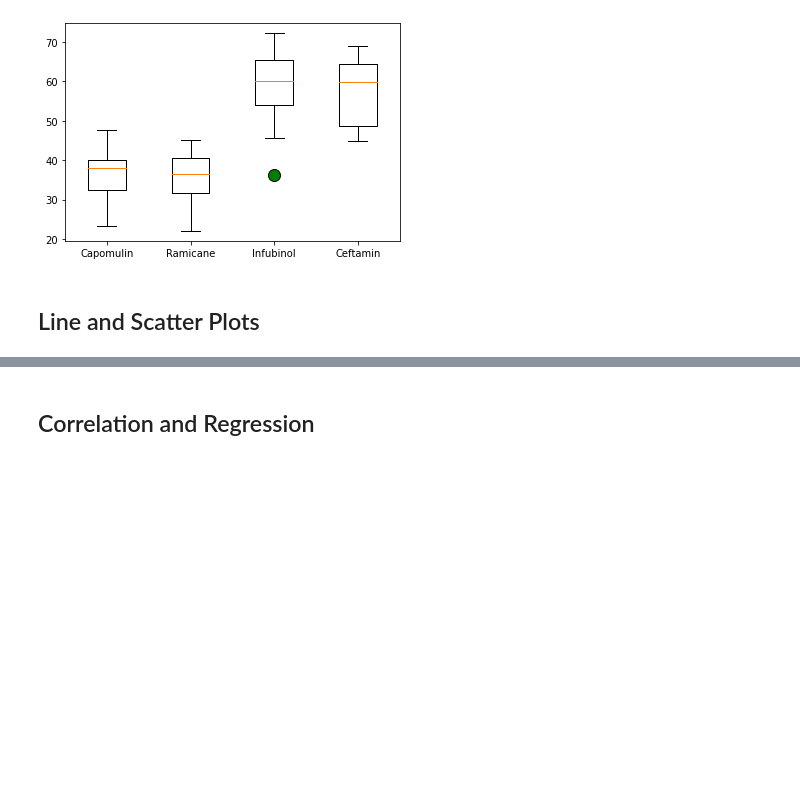
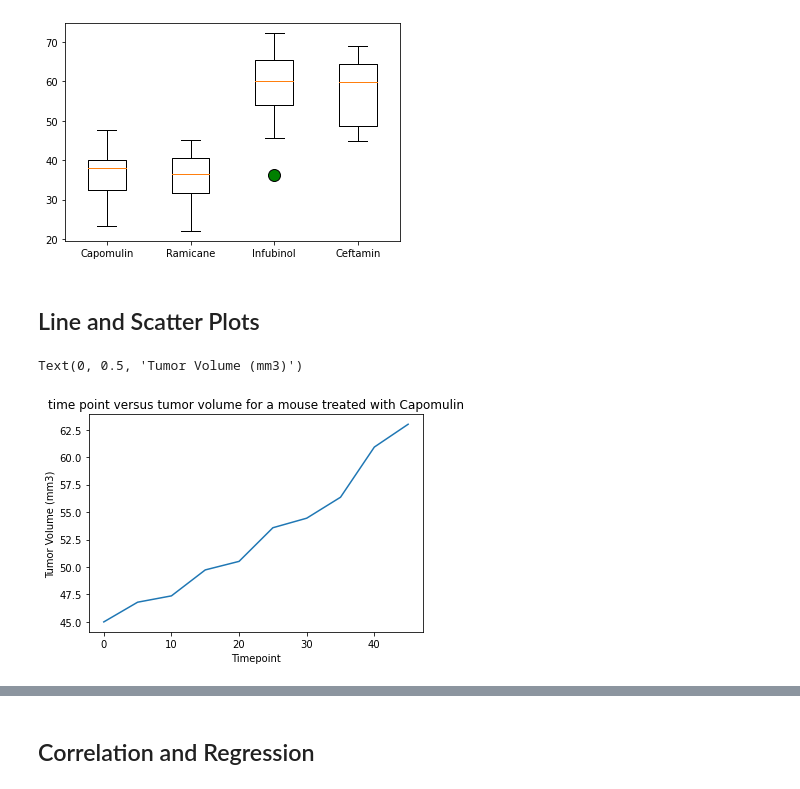
Before and after one commit to RinerAlexander/MatPlotLib-Chalenge, a Jupyter notebook: Pymaceuticals/pymaceuticals_starter.ipynb, the cells around one changed output, grey strips where cells are left out. Drawn from its saved outputs; the diff is of its cells as text; code cells hidden in the pictures; blank space fills up the shorter version.

```diff
--- a/Pymaceuticals/pymaceuticals_starter.ipynb
+++ b/Pymaceuticals/pymaceuticals_starter.ipynb
@@ -275,5 +252,14 @@ plt.boxplot([capVol,ramVol,infVol,cefVol],labels=drugList,flierprops=flierprops)
 ## Line and Scatter Plots
 # %%
 # Generate a line plot of time point versus tumor volume for a mouse treated with Capomulin
+lineMouse=combo[combo["Mouse ID"]=="a275"]
+lineMouse
+plt.plot(lineMouse["Timepoint"],lineMouse["Tumor Volume (mm3)"])
+plt.title("time point versus tumor volume for a mouse treated with Capomulin")
+plt.xlabel("Timepoint")
+plt.ylabel("Tumor Volume (mm3)")
+# %% [output]
+Text(0, 0.5, 'Tumor Volume (mm3)')
+[figure, added]
 # %%
 # Generate a scatter plot of mouse weight versus average tumor volume for the Capomulin regimen
```
Also changed, not shown: parts of 8 cells of this notebook.
